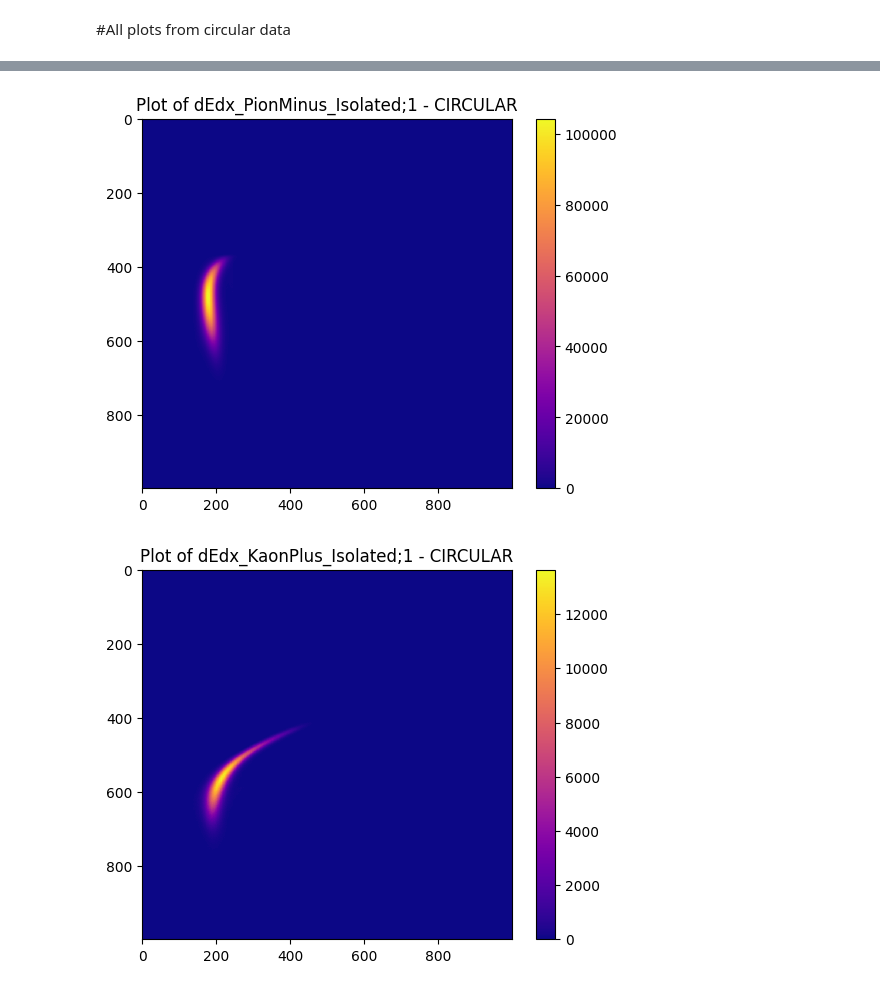
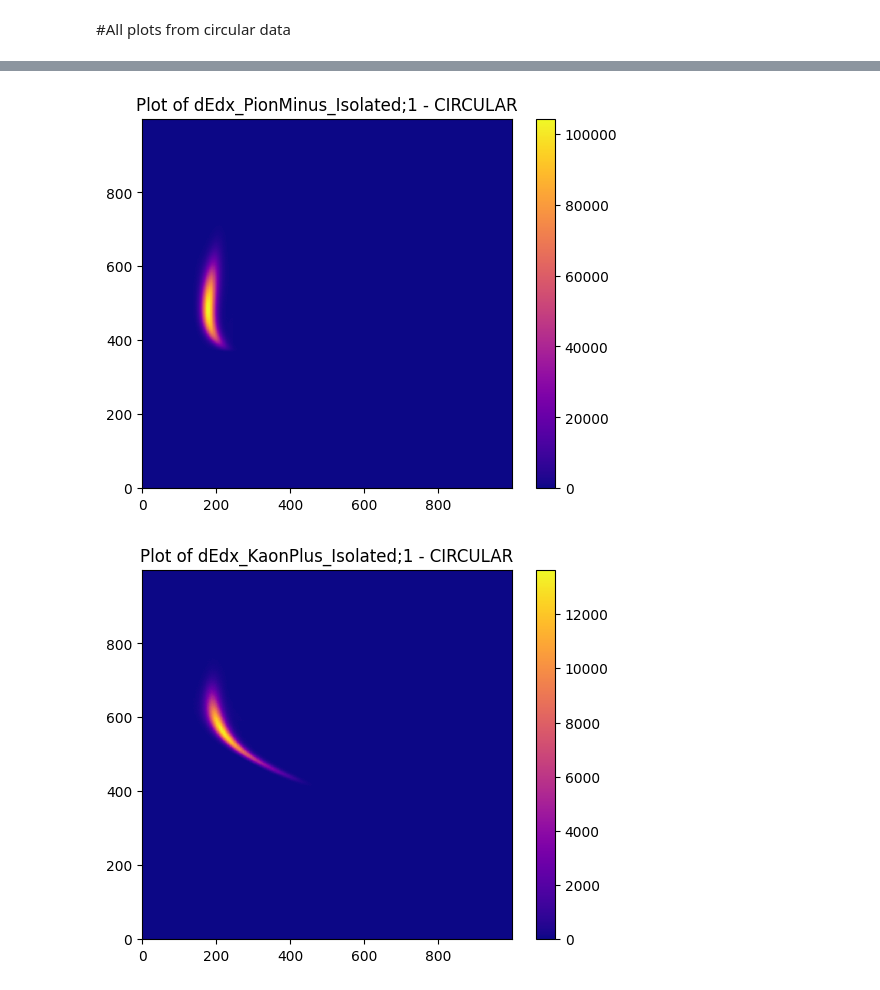
Before and after one commit to DaveStutler/G9, a Jupyter notebook: TEAM_FRIENDSHIP_PARTICLES_WOOOOO.ipynb, the cells around one changed output, grey strips where cells are left out. Drawn from its saved outputs; the diff is of its cells as text; code cells hidden in the pictures.

```diff
--- a/TEAM_FRIENDSHIP_PARTICLES_WOOOOO.ipynb
+++ b/TEAM_FRIENDSHIP_PARTICLES_WOOOOO.ipynb
@@ -77,6 +77,7 @@ for tree_name in tree_names:
     plt.imshow(mydict[tree_name][0], cmap='viridis', interpolation='nearest')
     plt.colorbar()
     plt.title(f"Plot of {tree_name} - LINEAR")
+    plt.gca().invert_yaxis()
     plt.show()
 linear_df = pd.DataFrame(mydict)
 # one hot encoding
@@ -132,6 +133,7 @@ for tree_name in tree_names:
     plt.imshow(mydict[tree_name][0], cmap='plasma', interpolation='nearest')
     plt.colorbar()
     plt.title(f"Plot of {tree_name} - CIRCULAR")
+    plt.gca().invert_yaxis()
     plt.show()
 circular_df = pd.DataFrame(mydict)
 
@@ -143,2 +145,2 @@ circular_df['circular'] = 1
-[figure, old version]
+[figure, new version]
-[figure, old version]
+[figure, new version]
```
Also changed, not shown: parts of 5 cells of this notebook.
